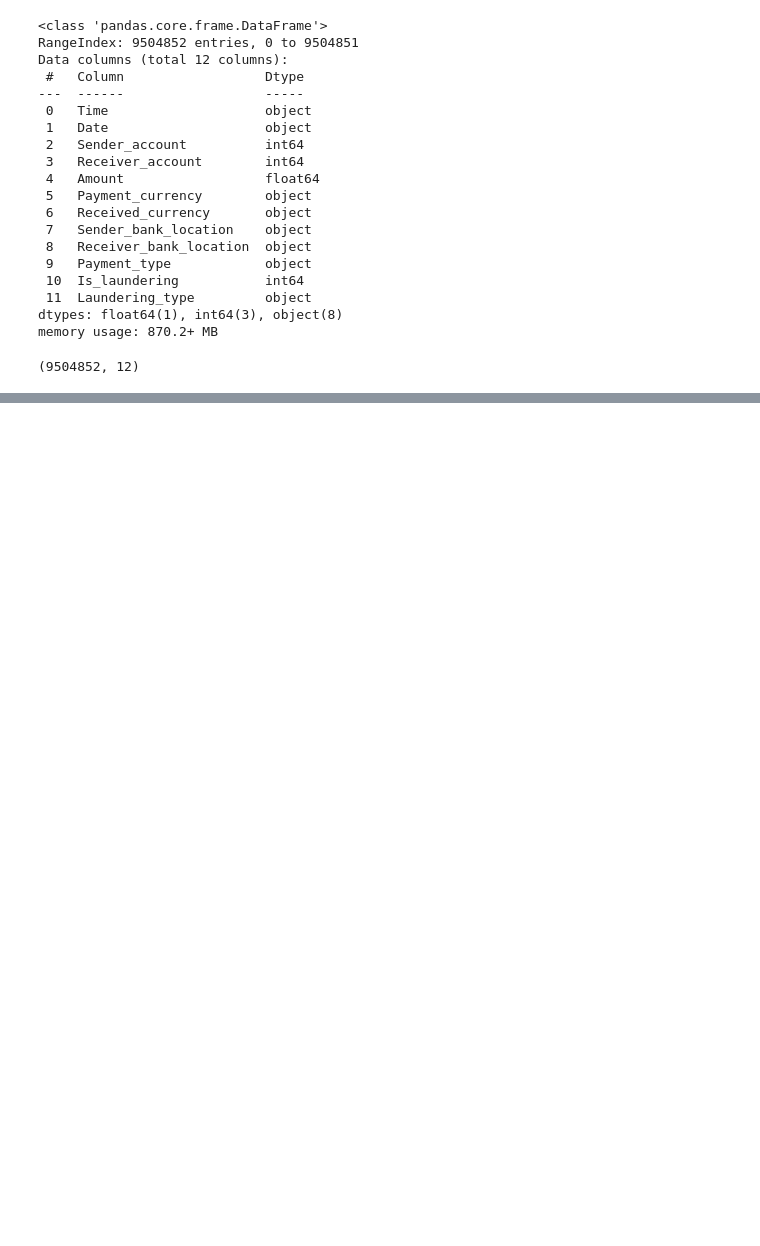
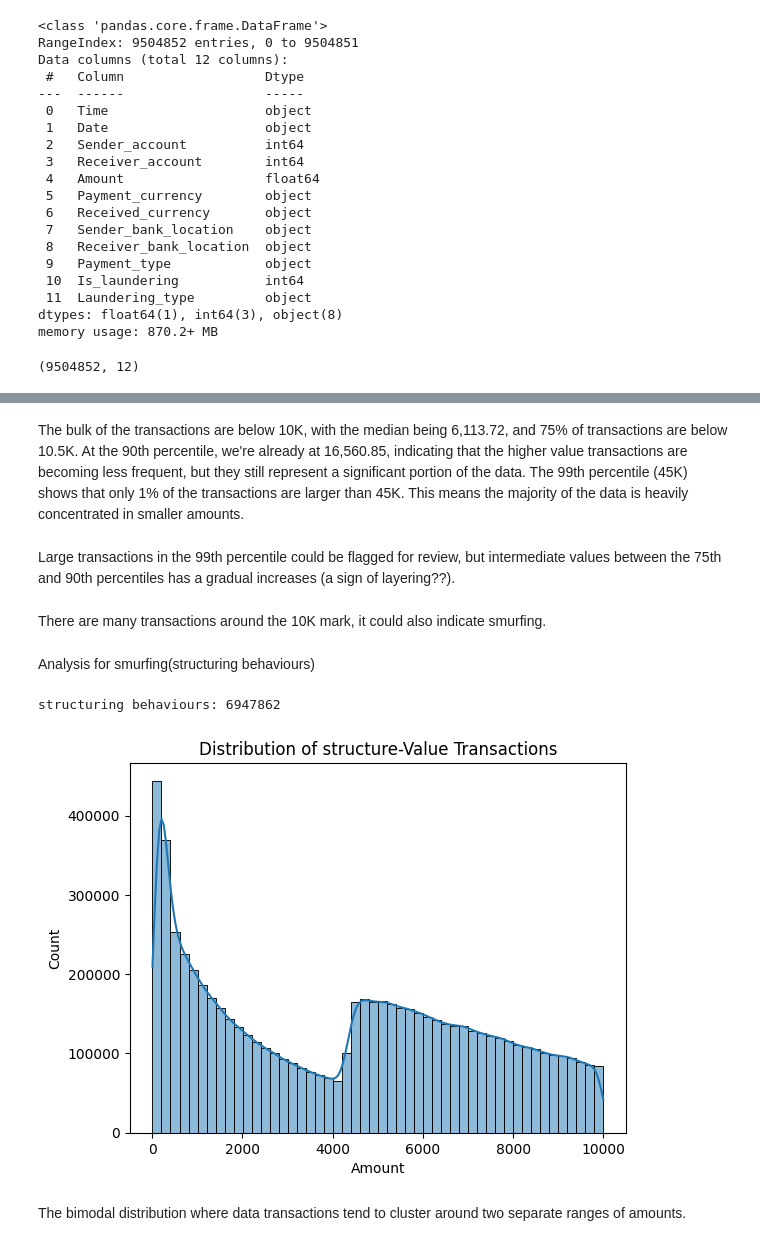
Before and after one commit to k17hawk/aml_project, a Jupyter notebook: Jupyter_research/data_analysis.ipynb, the cells around one changed output, grey strips where cells are left out. Drawn from its saved outputs; the diff is of its cells as text; code cells hidden in the pictures; blank space fills up the shorter version.

```diff
--- a/Jupyter_research/data_analysis.ipynb
+++ b/Jupyter_research/data_analysis.ipynb
@@ -231,0 +85,24 @@ Successfully inserted 9504852 rows into 'Transactions'.
+# %% [markdown]
+The bulk of the transactions are below 10K, with the median being 6,113.72, and 75% of transactions are below 10.5K.</br>
+At the 90th percentile, we're already at 16,560.85, indicating that the higher value transactions are becoming less frequent, but they still represent a significant portion of the data.</br>
+The 99th percentile (45K) shows that only 1% of the transactions are larger than 45K. This means the majority of the data is heavily concentrated in smaller amounts.</br>
+# %% [markdown]
+Large transactions in the 99th percentile could be flagged for review, but intermediate values between the 75th and 90th percentiles has a gradual increases (a sign of layering??).
+# %% [markdown]
+There are many transactions around the 10K mark, it could also indicate smurfing.
+# %% [markdown]
+Analysis for smurfing(structuring behaviours)
+# %%
+
+threshold = 10000
+structure_trans = df[df['Amount'] < threshold]
+
+print(f"structuring behaviours: {len(structure_trans)}")
+sns.histplot(structure_trans['Amount'], bins=50, kde=True)
+plt.title('Distribution of structure-Value Transactions')
+plt.show()
+# %% [output]
+structuring behaviours: 6947862
+[figure, added]
+# %% [markdown]
+The bimodal distribution where data transactions tend to cluster around two separate ranges of amounts.
```
Also changed, not shown: parts of 97 cells of this notebook, 1 other file.
